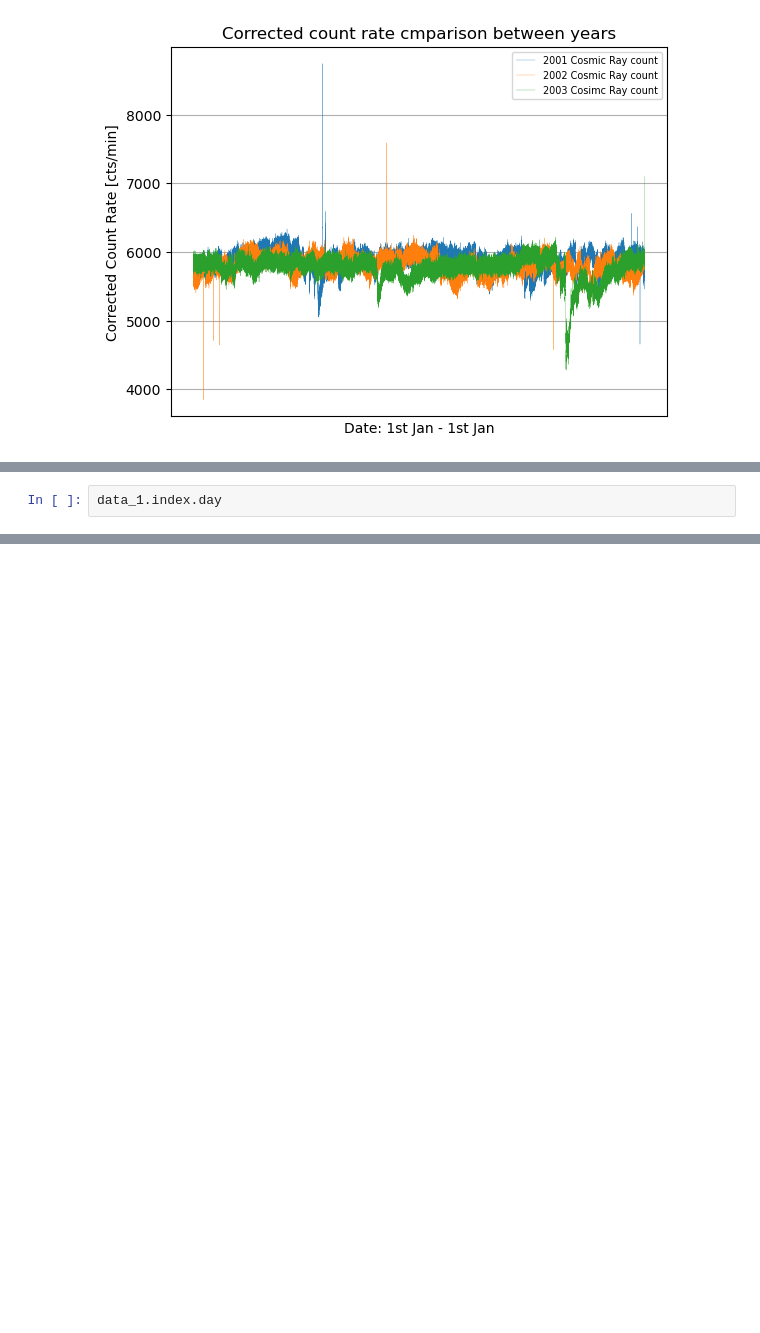
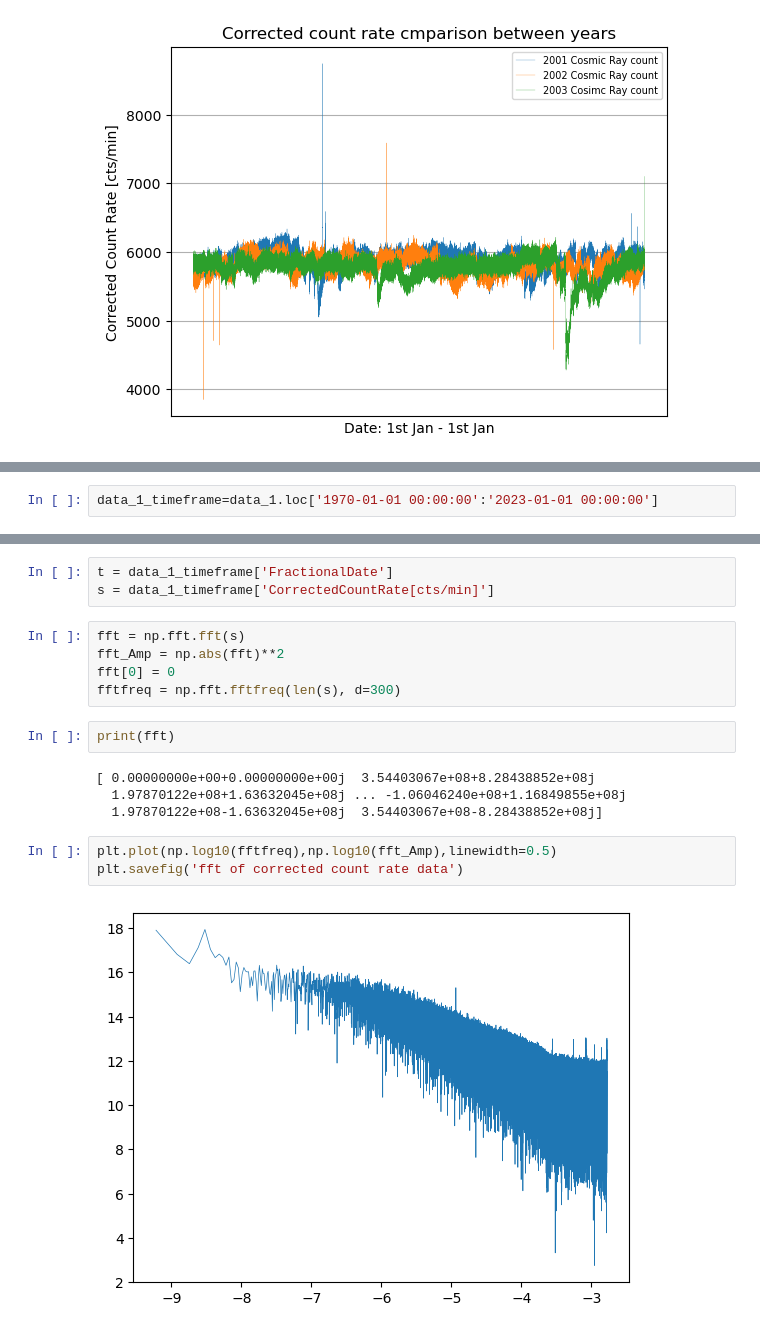
Before and after one commit to JamesGebala/High-energy-cosmic-rays-The-journey-from-supernovae-to-Earth, a Jupyter notebook: personal project plot.ipynb, the cells around one changed output, grey strips where cells are left out. Saved outputs shown, nothing was run; the diff lists cells and outputs as text; blank space fills up the shorter version.

```diff
--- a/personal project plot.ipynb
+++ b/personal project plot.ipynb
@@ -223,2 +213,2 @@ plt.legend(fontsize = 7)
 # %%
-data_1.index.day
+data_1_timeframe=data_1.loc['1970-01-01 00:00:00':'2023-01-01 00:00:00']
@@ -229,0 +231,19 @@ Index([ 1,  1,  1,  1,  1,  1,  1,  1,  1,  1,
+# %%
+t = data_1_timeframe['FractionalDate']
+s = data_1_timeframe['CorrectedCountRate[cts/min]']
+# %%
+fft = np.fft.fft(s)
+fft_Amp = np.abs(fft)**2
+fft[0] = 0
+fftfreq = np.fft.fftfreq(len(s), d=300)
+# %%
+print(fft)
+# %% [output]
+[ 0.00000000e+00+0.00000000e+00j  3.54403067e+08+8.28438852e+08j
+  1.97870122e+08+1.63632045e+08j ... -1.06046240e+08+1.16849855e+08j
+  1.97870122e+08-1.63632045e+08j  3.54403067e+08-8.28438852e+08j]
+# %%
+plt.plot(np.log10(fftfreq),np.log10(fft_Amp),linewidth=0.5)
+plt.savefig('fft of corrected count rate data')
+# %% [output]
+[figure, added]
```
Also changed, not shown: parts of 13 cells of this notebook.
